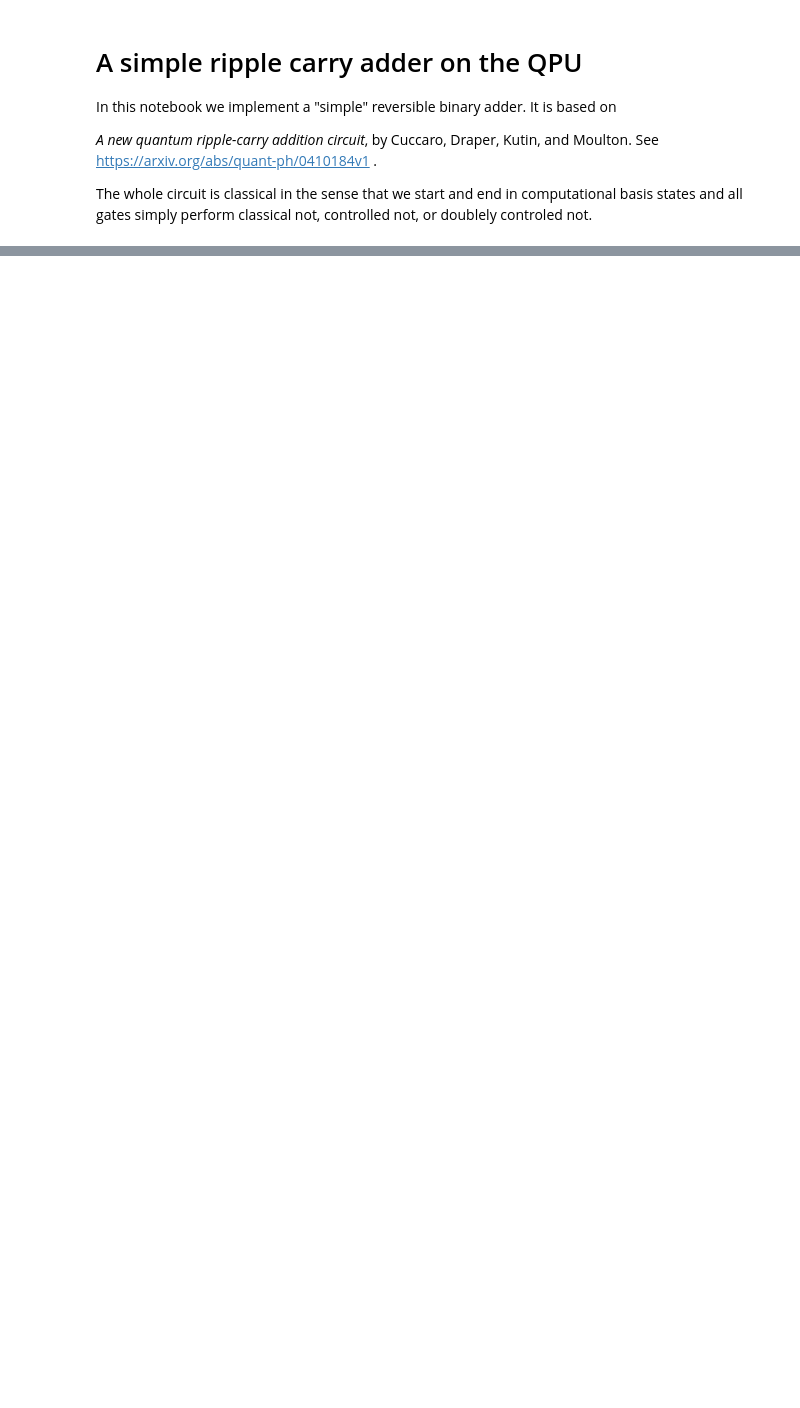
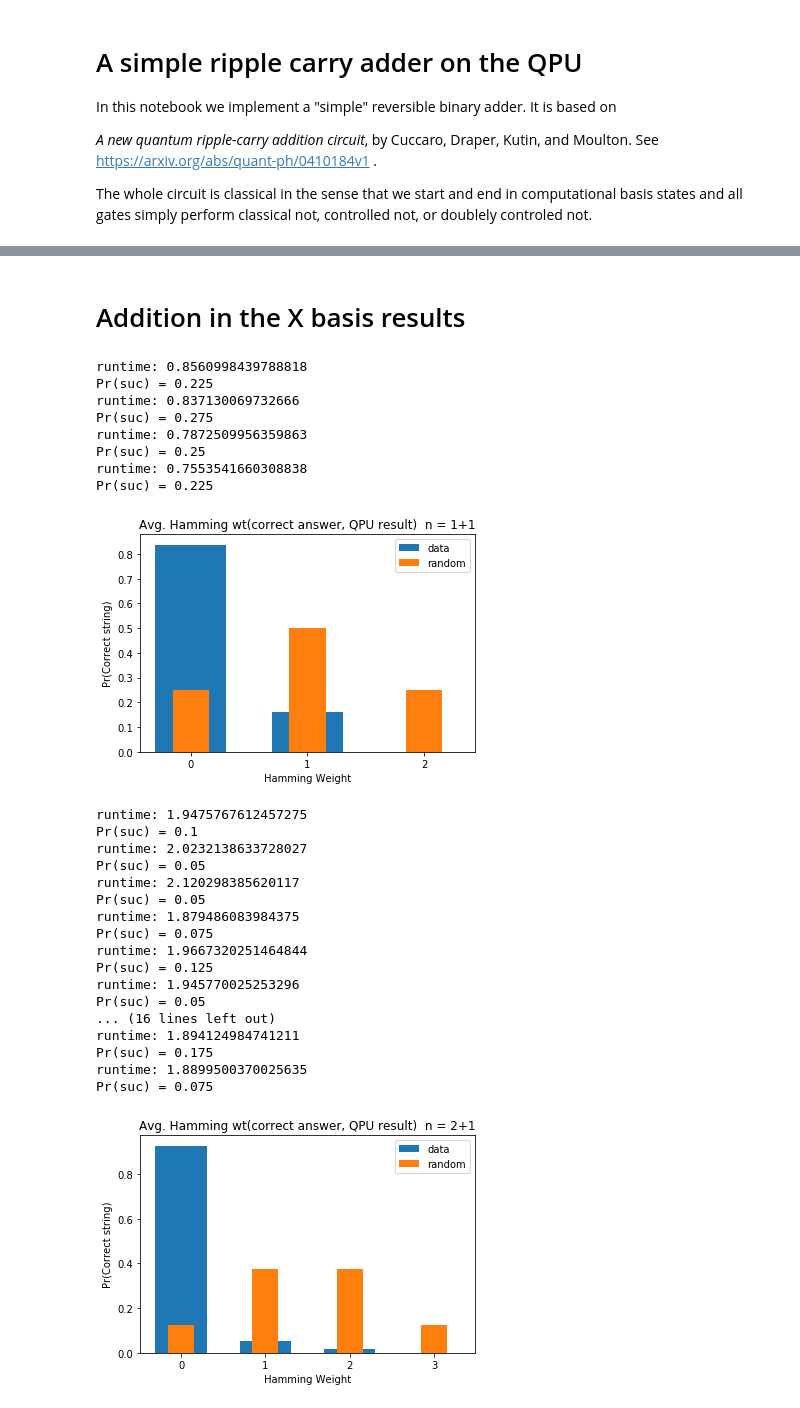
Before and after one commit to rigetti/forest-benchmarking, a Jupyter notebook: examples/Ripple_adder_benchmark.ipynb, the cells around one changed output, grey strips where cells are left out. Drawn from its saved outputs; the diff is of its cells as text; code cells hidden in the pictures; blank space fills up the shorter version.

Commit message:
updated the notebook to do addition in the X basis too

```diff
--- a/examples/Ripple_adder_benchmark.ipynb
+++ b/examples/Ripple_adder_benchmark.ipynb
@@ -186,0 +200,75 @@ Pr(suc) = 0.45
+# %% [markdown]
+# Addition in the X basis results
+# %%
+# If equal to 10,000  = 1% error
+num_trials = 40 #000
+
+avg_n = []
+med_n = []
+min_n = []
+max_n = []
+rand_n = []
+
+for ndx in range(1,3):
+    # length of binary string
+    n=ndx
+
+    bin_str = []
+    bin_str = construct_all_possible_input_numbers(n)
+
+    # find hamming weight distribution of errors relative to correct
+    # answer averaged over all possible input strings
+    wt = np.zeros((2**(2*n),num_trials))
+    wt = average_adder_result_over_input_strings(bin_str, num_of_qubits, CNOT_X_basis, CCNOT_X_basis)
+    histy = construct_bit_flip_error_histogram(wt,n)
+    hamming_wt = np.array([comb(n+1,x) for x in list(range(0,n+2))])
+    hamming_dist = hamming_wt/sum(hamming_wt)
+
+    # calculate statistics
+    exp_average_hamming = np.average(histy,0)/num_trials
+    avg_n.append(np.average(histy[0],0)/num_trials)
+    med_n.append(np.median(histy[0],0)/num_trials)
+    min_n.append(np.min(histy[0],0)/num_trials)
+    max_n.append(np.max(histy[0],0)/num_trials)
+    rand_n.append(hamming_dist[0])
+
+    # some plotting
+    weight_vec = list(np.arange(0,n+2))
+    plt.bar(weight_vec,exp_average_hamming,width=0.61,align='center')
+    plt.bar(weight_vec,hamming_dist,width=0.31,align='center')
+    plt.xticks(weight_vec, list(range(0,n+2)))
+    plt.xlabel('Hamming Weight')
+    plt.ylabel('Pr(Correct string)' )
+    plt.legend(['data','random'])
+    plt.title('Avg. Hamming wt(correct answer, QPU result)' '  n = ' + str(n) + '+' +str(1))
+    name = 'hamm_n_equal_' + str(n)
+    plt.savefig(name+'.pdf', bbox_inches='tight')
+    plt.show()
+# %% [output]
+runtime: 0.8560998439788818
+Pr(suc) = 0.225
+runtime: 0.837130069732666
+Pr(suc) = 0.275
+runtime: 0.7872509956359863
+Pr(suc) = 0.25
+runtime: 0.7553541660308838
+Pr(suc) = 0.225
+[figure, added]
+runtime: 1.9475767612457275
+Pr(suc) = 0.1
+runtime: 2.0232138633728027
+Pr(suc) = 0.05
+runtime: 2.120298385620117
+Pr(suc) = 0.05
+runtime: 1.879486083984375
+Pr(suc) = 0.075
+runtime: 1.9667320251464844
+Pr(suc) = 0.125
+runtime: 1.945770025253296
+Pr(suc) = 0.05
+... (16 lines left out)
+runtime: 1.894124984741211
+Pr(suc) = 0.175
+runtime: 1.8899500370025635
+Pr(suc) = 0.075
+[figure, added]
```
Also changed, not shown: parts of 6 cells of this notebook.
